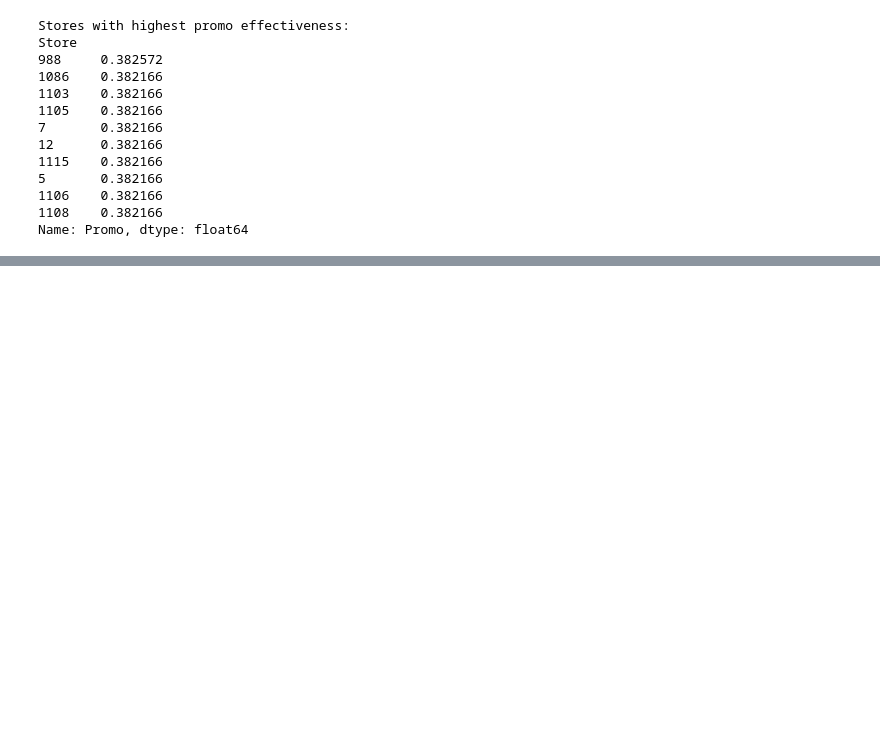
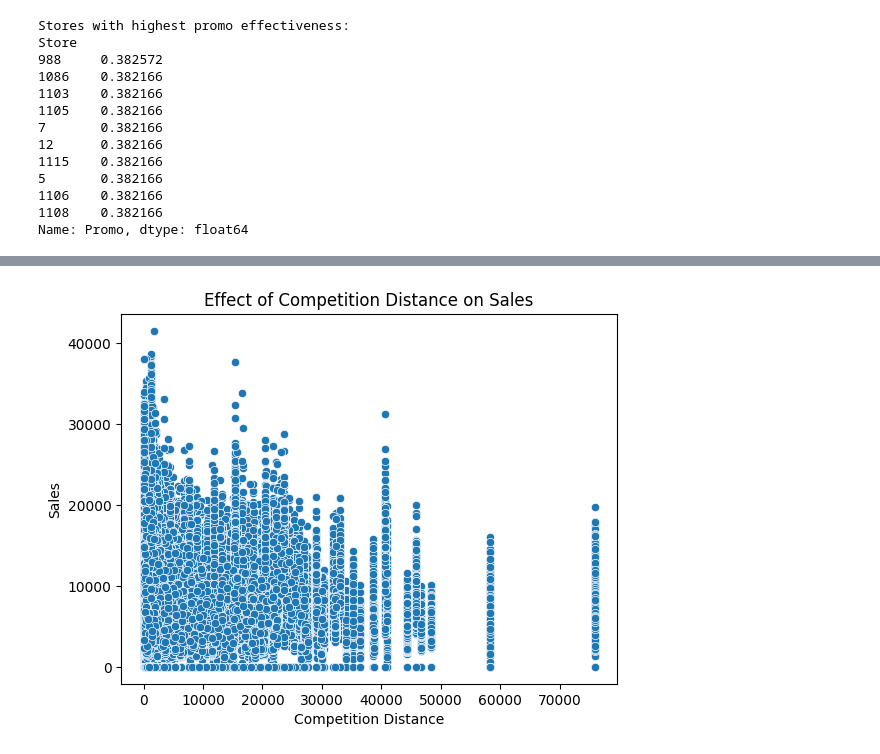
Before and after one commit to Abrham111/sales_forcast, a Jupyter notebook: notebooks/EDA.ipynb, the cells around one changed output, grey strips where cells are left out. Saved outputs shown, nothing was run; the diff lists cells and outputs as text; code cells hidden in the pictures; blank space fills up the shorter version.

```diff
--- a/notebooks/EDA.ipynb
+++ b/notebooks/EDA.ipynb
@@ -102,0 +138,5 @@ Name: Promo, dtype: float64
+# %%
+# Effect of competition distance on sales
+competitor_distance_analysis(final_data)
+# %% [output]
+[figure, added]
```
Also changed, not shown: parts of 7 cells of this notebook, 2 other files.
